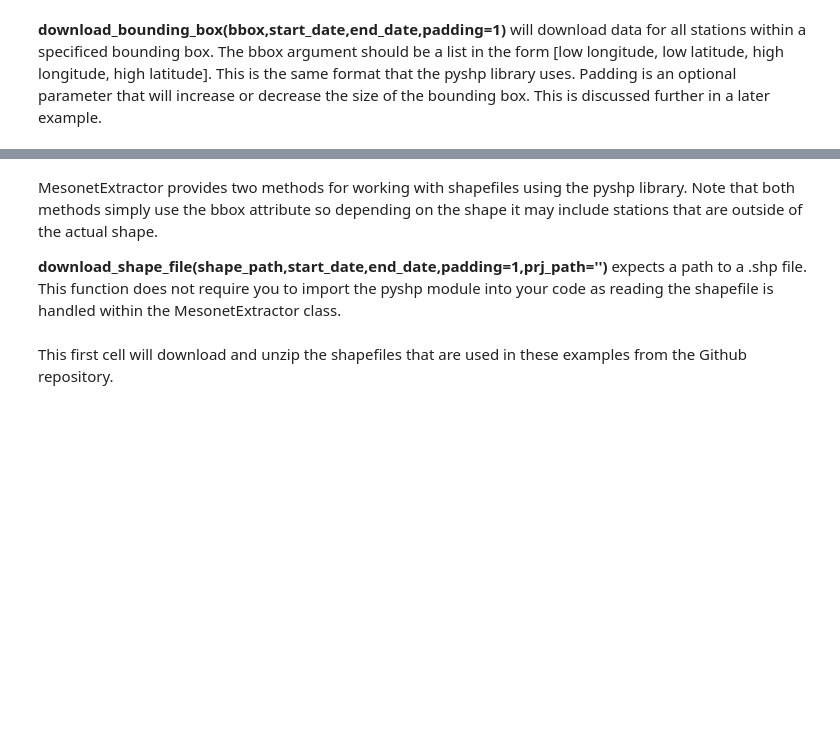
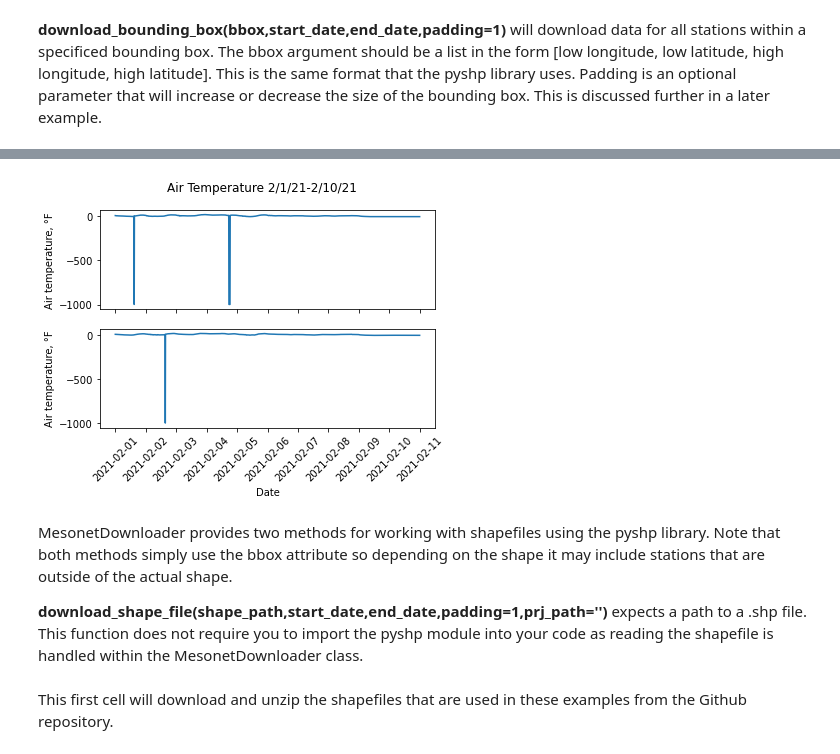
Before and after one commit to bjrubinstein/okmesopy, a Jupyter notebook: examples/examples.ipynb, the cells around one changed output, grey strips where cells are left out. Drawn from its saved outputs; the diff is of its cells as text; code cells hidden in the pictures; blank space fills up the shorter version.

```diff
--- a/examples/examples.ipynb
+++ b/examples/examples.ipynb
@@ -76,7 +65,22 @@ ticks = plt.xticks(rotation = 45)
+# %%
+bbox = [-96.5,34,-96,35]
+bbox_data = downloader.download_bounding_box(bbox,start_date,end_date)
+fig, axs = plt.subplots(2, sharex=True, sharey=True)
+fig.suptitle('Air Temperature 2/1/21-2/10/21')
+cent_data = bbox_data.loc[bbox_data['STID'] == 'CENT']
+stua_data = bbox_data.loc[bbox_data['STID'] == 'STUA']
+axs[0].plot(cent_data['DATETIME'],cent_data['TAIR'])
+axs[1].plot(stua_data['DATETIME'],stua_data['TAIR'])
+for ax in axs.flat:
+    ax.set(xlabel='Date', ylabel='Air temperature, °F')
+    ax.label_outer()
+ticks = plt.xticks(rotation = 45)
+# %% [output]
+[figure, added]
 # %% [markdown]
-MesonetExtractor provides two methods for working with shapefiles using the pyshp library. Note that both methods simply use the bbox attribute so depending on the shape it may include stations that are outside of the actual shape.
+MesonetDownloader provides two methods for working with shapefiles using the pyshp library. Note that both methods simply use the bbox attribute so depending on the shape it may include stations that are outside of the actual shape.
 
-**download_shape_file(shape_path,start_date,end_date,padding=1,prj_path='')** expects a path to a .shp file. This function does not require you to import the pyshp module into your code as reading the shapefile is handled within the MesonetExtractor class.
+**download_shape_file(shape_path,start_date,end_date,padding=1,prj_path='')** expects a path to a .shp file. This function does not require you to import the pyshp module into your code as reading the shapefile is handled within the MesonetDownloader class.
 # %% [markdown]
 This first cell will download and unzip the shapefiles that are used in these examples from the Github repository.
 # %%
```
Also changed, not shown: parts of 15 cells of this notebook.
